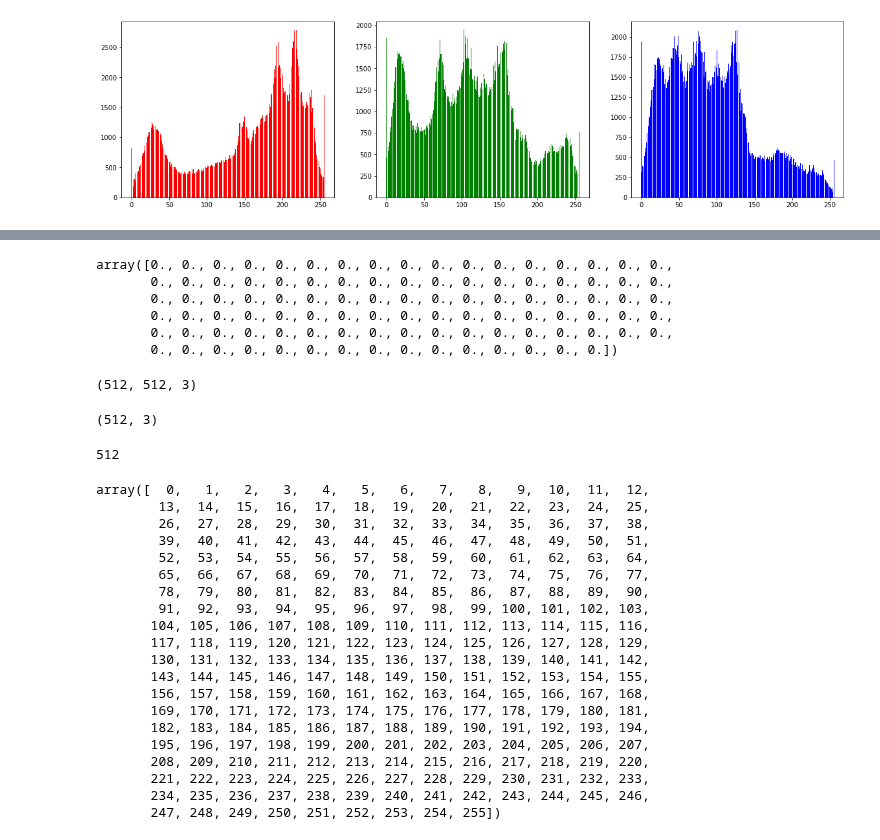
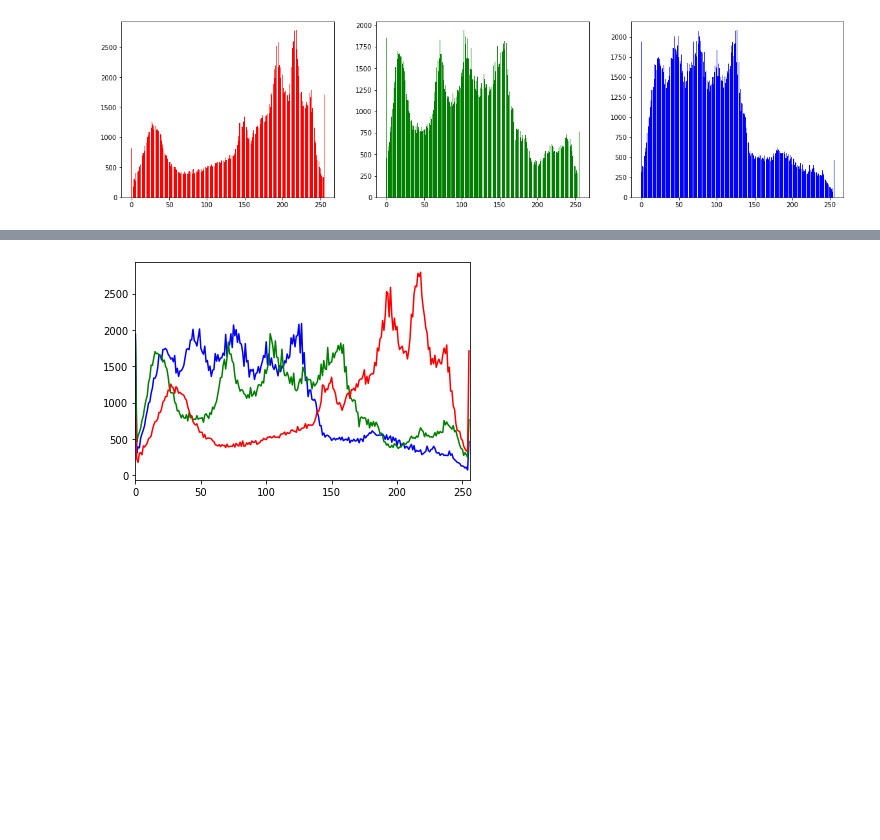
Before and after one commit to ab-rohman/Computer_Vision, a Jupyter notebook: Week6.ipynb, the cells around one changed output, grey strips where cells are left out. Saved outputs shown, nothing was run; the diff lists cells and outputs as text; code cells hidden in the pictures; blank space fills up the shorter version.

```diff
--- a/Week6.ipynb
+++ b/Week6.ipynb
@@ -16,9 +16,9 @@ import math
 import os
 import glob
 # %%
-img_1 = cv.imread('/content/drive/MyDrive/Colab Notebooks/Images_PCVK/Images/lena.jpg')
-height = img_1.shape[0]
-width = img_1.shape[1]
+img_src = cv.imread('/content/drive/MyDrive/Colab Notebooks/Images_PCVK/Images/lena.jpg')
+height = img_src.shape[0]
+width = img_src.shape[1]
 #nanti akan menghasilkan tinggi, dan lebar
 total_blue = np.zeros(256)
 #membuat array dengan value 0 sebanyak 256
@@ -29,9 +29,9 @@ total_red = np.zeros(256)
 
 for y in range(0,height):
   for x in range(0,width):
-    total_blue[img_1[y][x][0]] += 1
-    total_green[img_1[y][x][1]] += 1
-    total_red[img_1[y][x][2]] += 1
+    total_blue[img_src[y][x][0]] += 1
+    total_green[img_src[y][x][1]] += 1
+    total_red[img_src[y][x][2]] += 1
 #menghitung jumlah tiap warna sesuai dengan ukuran gambar
 
 template = np.arange(256)
@@ -115,46 +46,12 @@ g[10]
-# %%
-tryzero = np.zeros(100)
-tryzero
-# %% [output]
-array([0., 0., 0., 0., 0., 0., 0., 0., 0., 0., 0., 0., 0., 0., 0., 0., 0.,
-       0., 0., 0., 0., 0., 0., 0., 0., 0., 0., 0., 0., 0., 0., 0., 0., 0.,
-       0., 0., 0., 0., 0., 0., 0., 0., 0., 0., 0., 0., 0., 0., 0., 0., 0.,
-       0., 0., 0., 0., 0., 0., 0., 0., 0., 0., 0., 0., 0., 0., 0., 0., 0.,
-       0., 0., 0., 0., 0., 0., 0., 0., 0., 0., 0., 0., 0., 0., 0., 0., 0.,
-       0., 0., 0., 0., 0., 0., 0., 0., 0., 0., 0., 0., 0., 0., 0.])
-# %%
-np.shape(img_1)
-# %% [output]
-(512, 512, 3)
-# %%
-np.shape(img_1[0])
-# %% [output]
-(512, 3)
-# %%
-
-tinggi
-# %% [output]
-512
-# %%
-names
-# %% [output]
-array([  0,   1,   2,   3,   4,   5,   6,   7,   8,   9,  10,  11,  12,
-        13,  14,  15,  16,  17,  18,  19,  20,  21,  22,  23,  24,  25,
-        26,  27,  28,  29,  30,  31,  32,  33,  34,  35,  36,  37,  38,
-        39,  40,  41,  42,  43,  44,  45,  46,  47,  48,  49,  50,  51,
-        52,  53,  54,  55,  56,  57,  58,  59,  60,  61,  62,  63,  64,
-        65,  66,  67,  68,  69,  70,  71,  72,  73,  74,  75,  76,  77,
-        78,  79,  80,  81,  82,  83,  84,  85,  86,  87,  88,  89,  90,
-        91,  92,  93,  94,  95,  96,  97,  98,  99, 100, 101, 102, 103,
-       104, 105, 106, 107, 108, 109, 110, 111, 112, 113, 114, 115, 116,
-       117, 118, 119, 120, 121, 122, 123, 124, 125, 126, 127, 128, 129,
-       130, 131, 132, 133, 134, 135, 136, 137, 138, 139, 140, 141, 142,
-       143, 144, 145, 146, 147, 148, 149, 150, 151, 152, 153, 154, 155,
-       156, 157, 158, 159, 160, 161, 162, 163, 164, 165, 166, 167, 168,
-       169, 170, 171, 172, 173, 174, 175, 176, 177, 178, 179, 180, 181,
-       182, 183, 184, 185, 186, 187, 188, 189, 190, 191, 192, 193, 194,
-       195, 196, 197, 198, 199, 200, 201, 202, 203, 204, 205, 206, 207,
-       208, 209, 210, 211, 212, 213, 214, 215, 216, 217, 218, 219, 220,
-       221, 222, 223, 224, 225, 226, 227, 228, 229, 230, 231, 232, 233,
-       234, 235, 236, 237, 238, 239, 240, 241, 242, 243, 244, 245, 246,
-       247, 248, 249, 250, 251, 252, 253, 254, 255])
+# %%
+# menngunakan histogram library
+plt.xlim([0,256])
+for channel_id, c in zip((0,1,2), ('blue', 'green', 'red')):
+    histogram, bin_edges = np.histogram(
+        img_src[:,:, channel_id], bins=256, range=(0,256)
+    )
+    plt.plot(bin_edges[0:-1], histogram, color=c)
+#looping untuk menentukan jumlah warna kemudian menjadikannya histogram
+plt.show()
+# %% [output]
+[figure, added]
```
Also changed, not shown: parts of 8 cells of this notebook.
